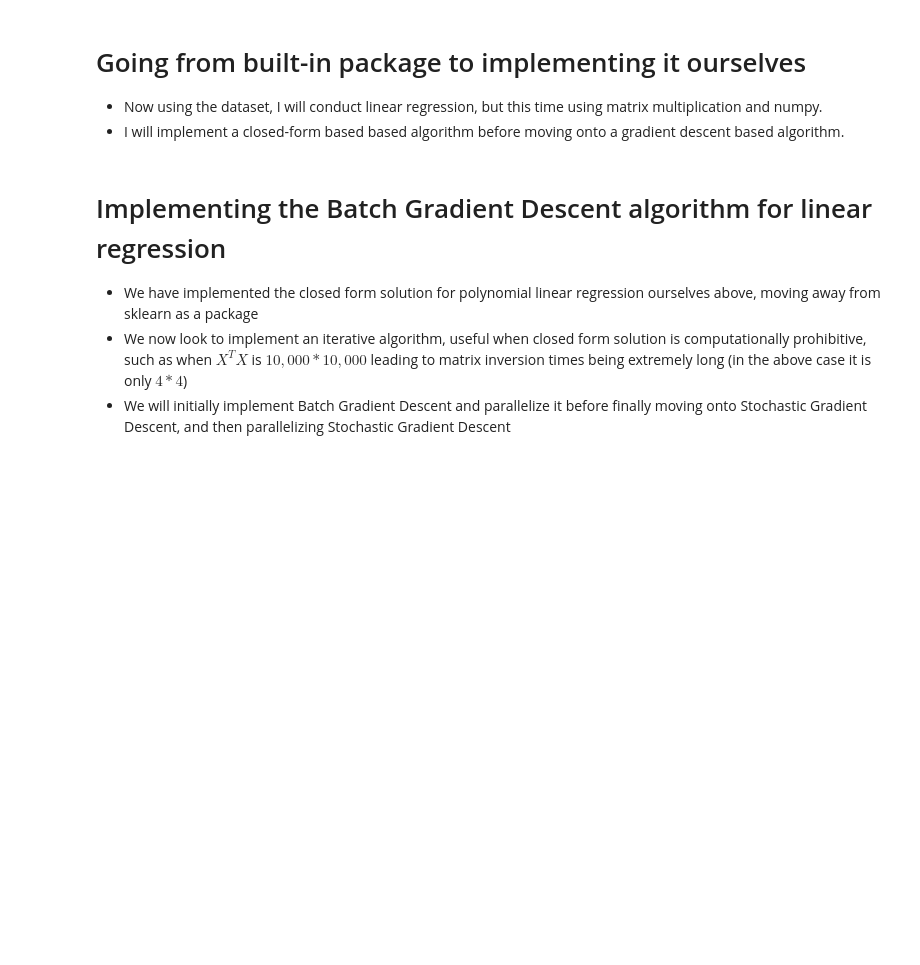
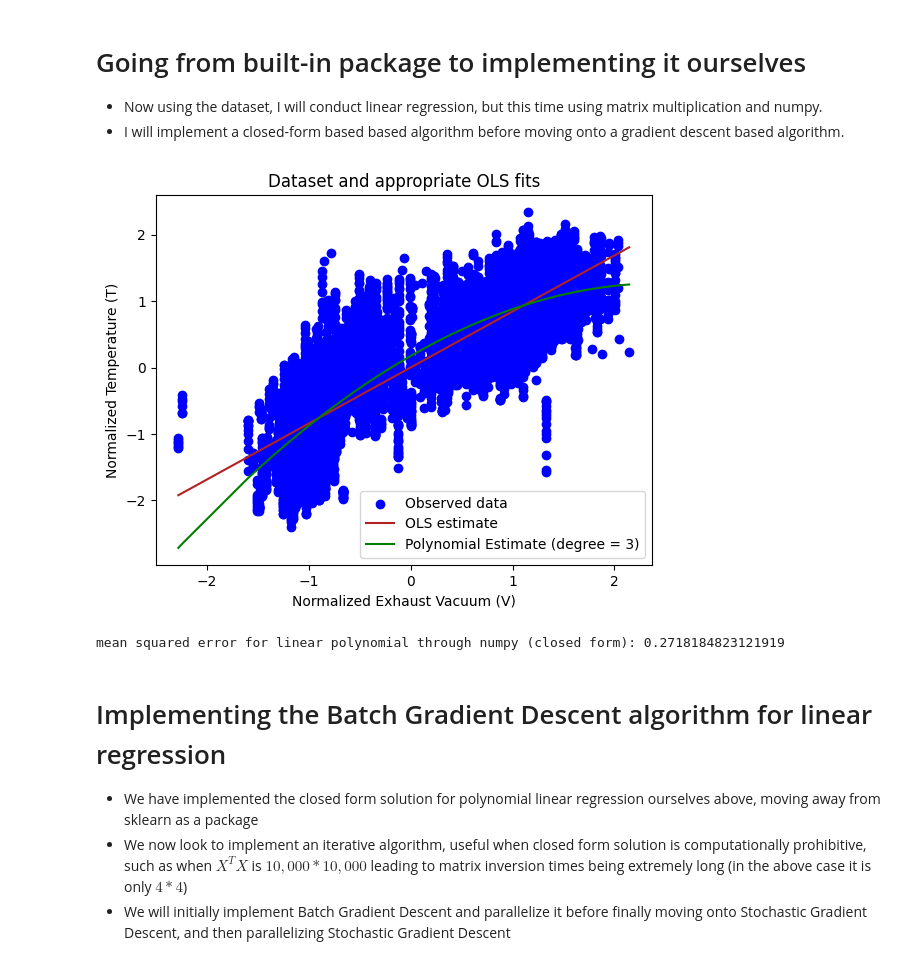
Before and after one commit to shreyashonnalli/ST444, a Jupyter notebook: project_code.ipynb, the cells around one changed output. Saved outputs shown, nothing was run; the diff lists cells and outputs as text; code cells hidden in the pictures; blank space fills up the shorter version.

```diff
--- a/project_code.ipynb
+++ b/project_code.ipynb
@@ -103,12 +117,19 @@ def lin_reg_poly_closed_form(X, y, h):
 # %%
 y_hat_poly = lin_reg_poly_closed_form(X, y, 4)
 # %%
-plt.scatter(X, y, color = 'blue')
-plt.plot(X, y_hat_sklearn, color = 'firebrick')
-plt.plot(X, y_hat_poly, color = 'green')
+plt.scatter(X, y, color = 'blue', label="Observed data")
+plt.plot(X, y_hat_sklearn, color = 'firebrick', label="OLS estimate")
+plt.plot(X, y_hat_poly, color = 'green', label='Polynomial Estimate (degree = 3)')
+plt.title("Dataset and appropriate OLS fits")
+plt.ylabel("Normalized Temperature (T)")
+plt.xlabel("Normalized Exhaust Vacuum (V)")
+plt.legend()
 plt.show()
 
 print("mean squared error for linear polynomial through numpy (closed form):", mean_squared_error(y, y_hat_poly))
+# %% [output]
+[figure, added]
+mean squared error for linear polynomial through numpy (closed form): 0.2718184823121919
 # %% [markdown]
 # Implementing the Batch Gradient Descent algorithm for linear regression
 
```
Also changed, not shown: parts of 18 cells of this notebook.
